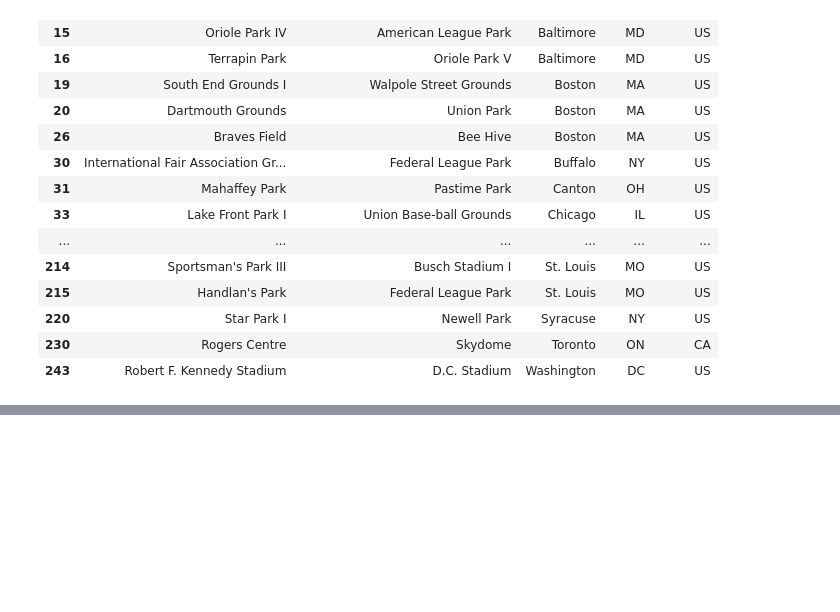
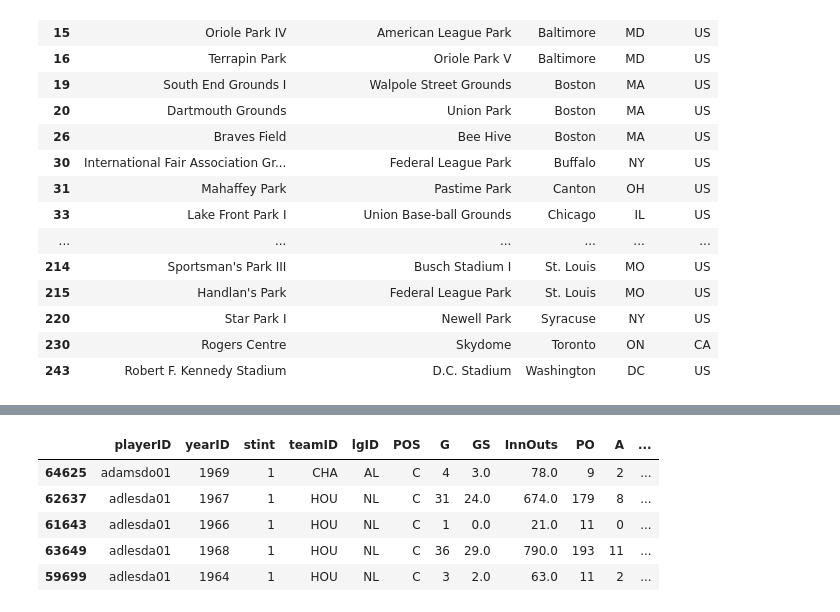
Before and after one commit to data301-2021-winter1/project-group37-project, a Jupyter notebook: notebooks/analysis2.ipynb, the cells around one changed output, grey strips where cells are left out. Saved outputs shown, nothing was run; the diff lists cells and outputs as text; code cells hidden in the pictures; blank space fills up the shorter version.

```diff
--- a/notebooks/analysis2.ipynb
+++ b/notebooks/analysis2.ipynb
@@ -143,0 +167,13 @@ parks2_clean.rename({'park.name': "Park Name", 'park.alias': "Park Alias", 'city
+# %%
+fielding1_clean = (fielding1
+                .dropna(axis=0)
+                .sort_values(by = "playerID", ascending = True)
+               )
+fielding1_clean.head()
+# %% [output]
+|  | playerID | yearID | stint | teamID | lgID | POS | G | GS | InnOuts | PO | A | ... |
+| 64625 | adamsdo01 | 1969 | 1 | CHA | AL | C | 4 | 3.0 | 78.0 | 9 | 2 | ... |
+| 62637 | adlesda01 | 1967 | 1 | HOU | NL | C | 31 | 24.0 | 674.0 | 179 | 8 | ... |
+| 61643 | adlesda01 | 1966 | 1 | HOU | NL | C | 1 | 0.0 | 21.0 | 11 | 0 | ... |
+| 63649 | adlesda01 | 1968 | 1 | HOU | NL | C | 36 | 29.0 | 790.0 | 193 | 11 | ... |
+| 59699 | adlesda01 | 1964 | 1 | HOU | NL | C | 3 | 2.0 | 63.0 | 11 | 2 | ... |
```
Also changed, not shown: parts of 4 cells of this notebook.
